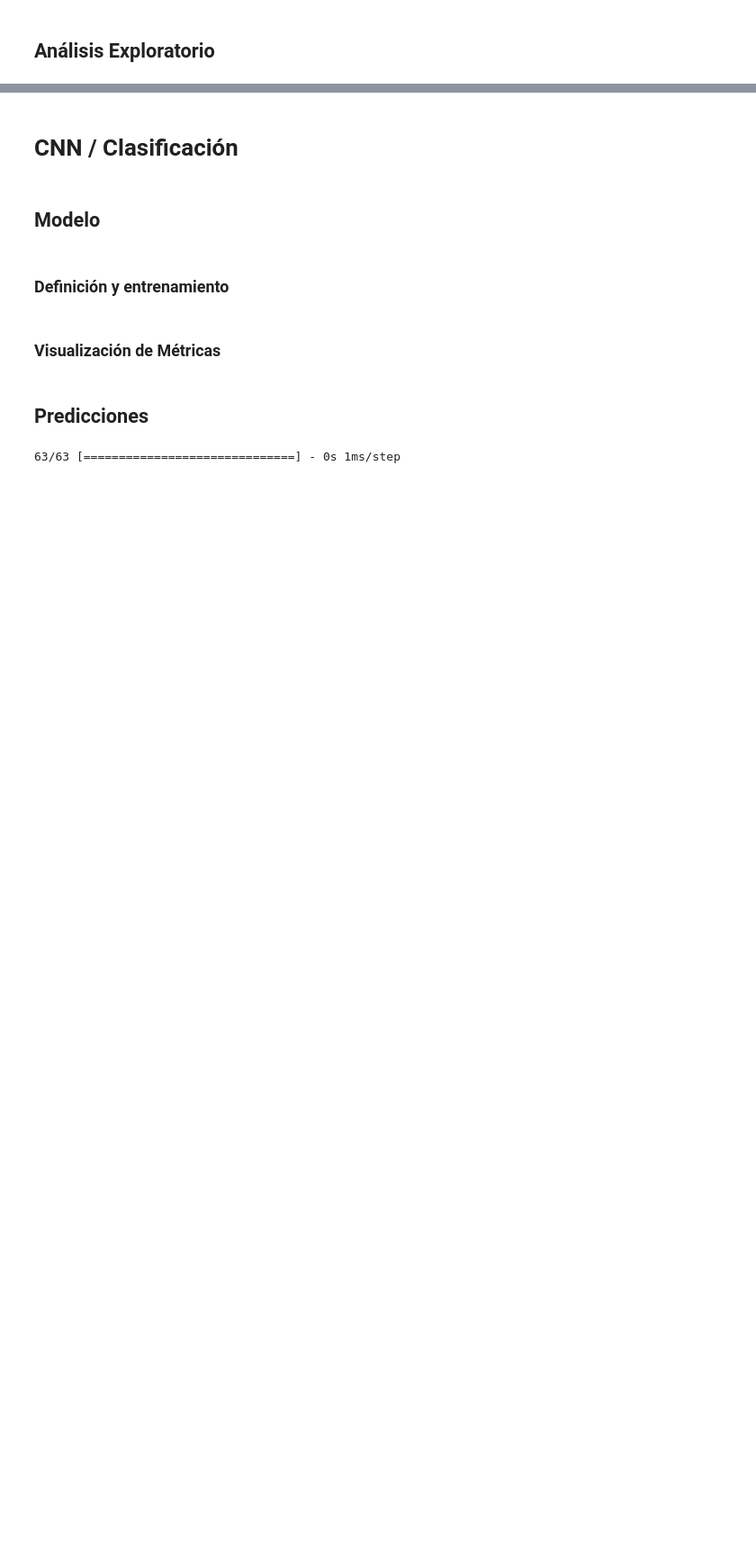
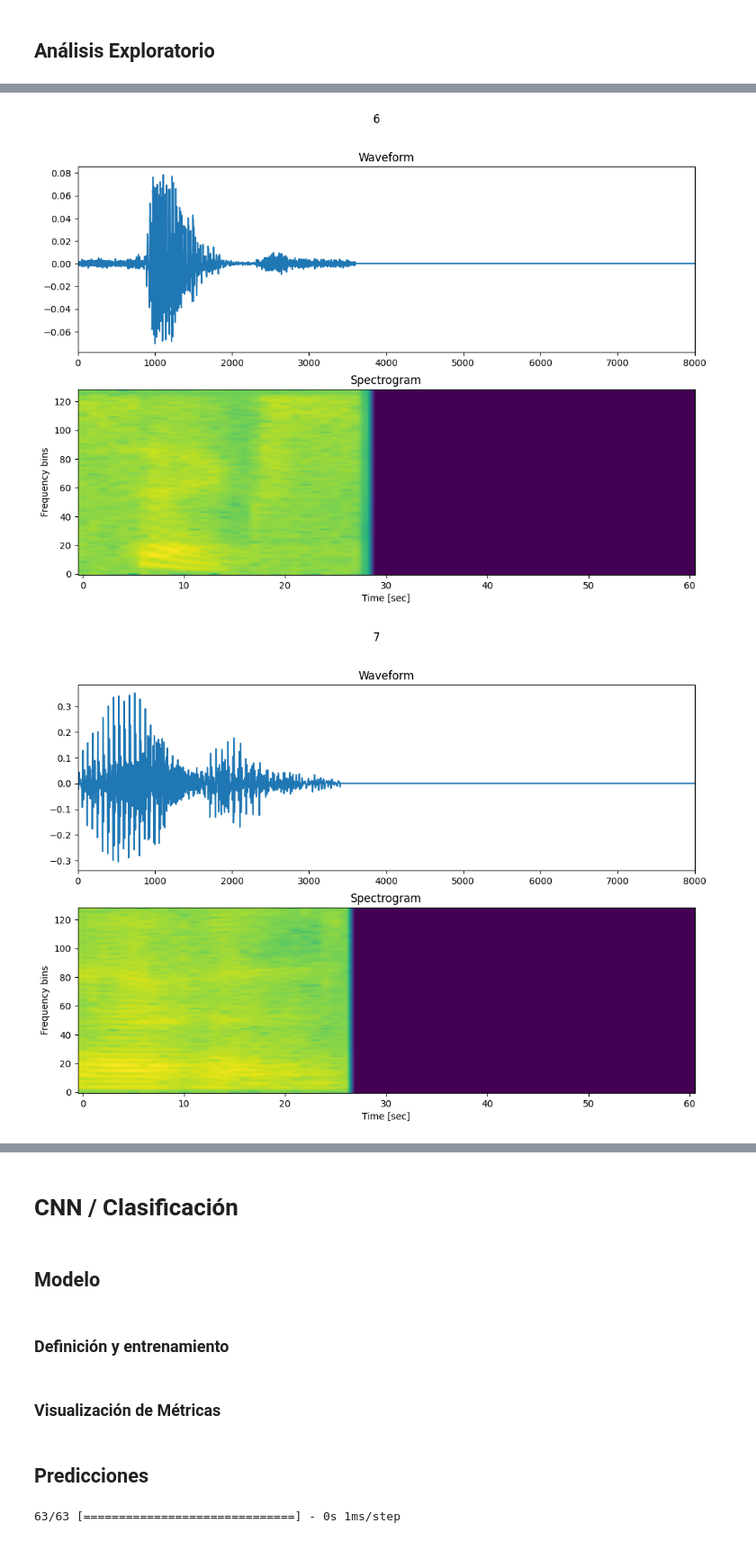
Before and after one commit to MiguelMussi/AAII_TP2, a Jupyter notebook: Problema_1.ipynb, the cells around one changed output, grey strips where cells are left out. Shown: that part at 90% size. Drawn from its saved outputs; the diff is of its cells as text; code cells hidden in the pictures; blank space fills up the shorter version.

```diff
--- a/Problema_1.ipynb
+++ b/Problema_1.ipynb
@@ -123,0 +230,42 @@ plt.show()
+# %%
+def plot_spectrogram(spectrogram, ax):
+    # Eliminar la dimensión extra innecesaria
+    spectrogram = np.squeeze(spectrogram, axis=-1)
+
+    # Convertir las frecuencias a escala logarítmica y transponer para que el tiempo esté representado en el eje x (columnas).
+    log_spec = np.log(spectrogram + np.finfo(float).eps)
+    ax.imshow(log_spec.T, aspect='auto', origin='lower')
+    ax.set_ylabel('Frequency bins')
+    ax.set_xlabel('Time [sec]')
+# %%
+# Definición de get_spectrogram
+def get_spectrogram(waveform):
+    spectrogram = tf.signal.stft(
+        waveform, frame_length=255, frame_step=128)
+    spectrogram = tf.abs(spectrogram)
+    spectrogram = spectrogram[..., tf.newaxis]
+    return spectrogram
+# %%
+# Procesando el lote de datos
+for audio, label in train_ds.take(1):  # toma un lote del dataset
+    for i in range(min(3, audio.shape[0])):  # Procesa solo los primeros 3 ejemplos del lote
+        waveform = audio[i].numpy()  # Extrae el audio y conviértelo a numpy
+        label_index = label[i].numpy()  # Extrae el índice de la etiqueta y conviértelo a numpy
+        label_name = label_names[label_index]  # Usa el índice para obtener el nombre de la etiqueta
+
+        spectrogram = get_spectrogram(waveform)
+
+        # Crear figuras para visualizar la forma de onda y el espectrograma
+        fig, axes = plt.subplots(2, figsize=(12, 8))
+        timescale = np.arange(waveform.shape[0])
+        axes[0].plot(timescale, waveform)
+        axes[0].set_title('Waveform')
+        axes[0].set_xlim([0, waveform.shape[0]])
+
+        plot_spectrogram(spectrogram.numpy(), axes[1])  # Asegúrate de que el espectrograma sea numpy y ajustado
+        axes[1].set_title('Spectrogram')
+        plt.suptitle(label_name.title())
+        plt.show()
+# %% [output]
+[figure, added]
+[figure, added]
```
Also changed, not shown: parts of 24 cells of this notebook.
